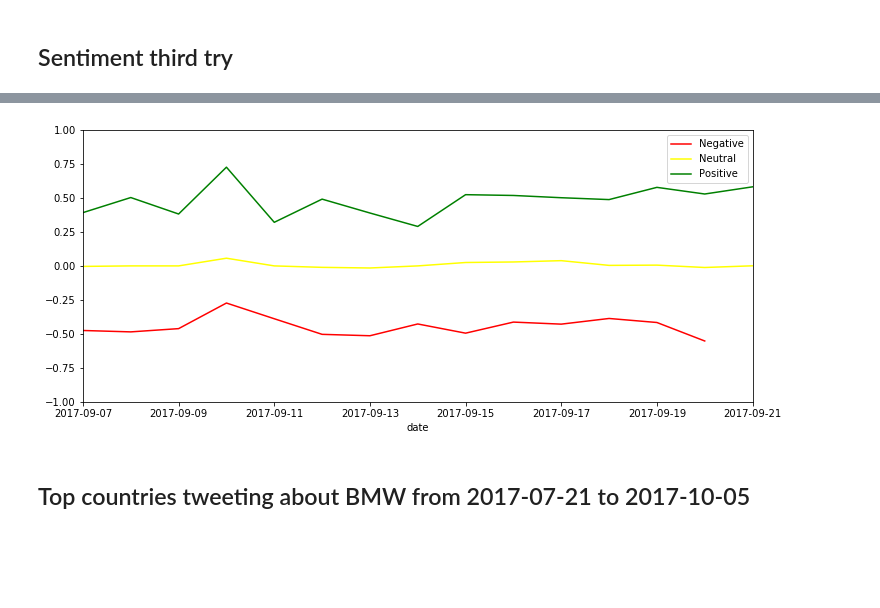
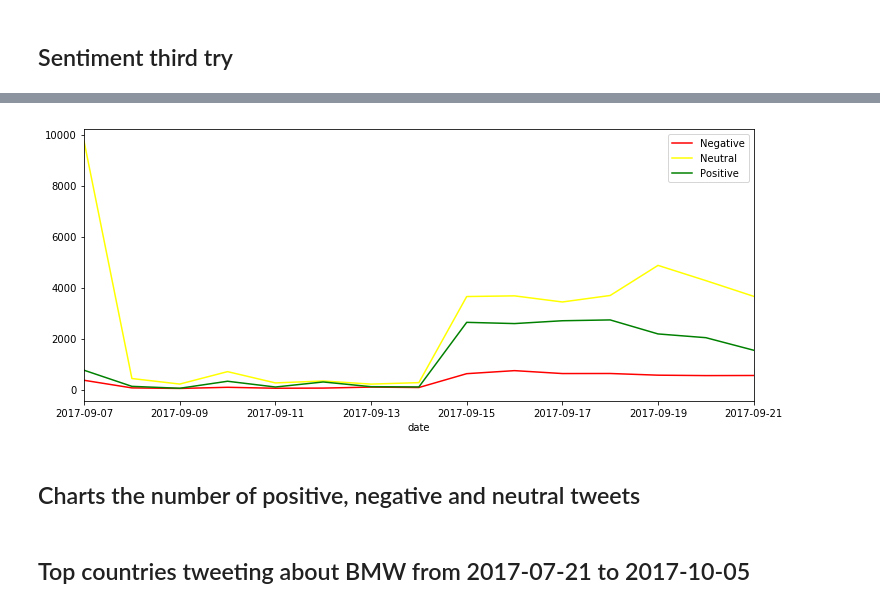
Before and after one commit to Ranga94/dax_project, a Jupyter notebook: twitter_analytics/Aggregation framework.ipynb, the cells around one changed output, grey strips where cells are left out. Cells and saved outputs as stored; diff of their text form; code cells hidden in the pictures; blank space fills up the shorter version.

```diff
--- a/twitter_analytics/Aggregation framework.ipynb
+++ b/twitter_analytics/Aggregation framework.ipynb
@@ -365,29 +365,31 @@ pprint(daily_trend[0])
 # %%
-col = database["twitter_sentiment_trend_daily"]
+col = database["twitter_sentiment_count_daily"]
 # %%
 for doc in daily_trend:
     col.insert_one(doc)
 # %%
 data = list(col.find({"constituent":"BMW"}).sort([("date", 1)]))
 df = pd.DataFrame(data)
 #pprint(df)
 
 fig, ax = plt.subplots()
 fig.set_size_inches(12, 5)
-ax.set_ylim(-1,1)
+#ax.set_ylim(-1,1)
 ax.yaxis.grid(True)
 labels = []
 for key, grp in df.groupby(['line']):
     if key == 'Positive':
         color = 'green'
     elif key == 'Neutral':
         color = 'yellow'
     else:
         color = 'red'
-    ax = grp.plot(ax=ax, kind='line', x='date', y='avg_sentiment', c=color)
+    ax = grp.plot(ax=ax, kind='line', x='date', y='count', c=color)
     labels.append(key)
 lines, _ = ax.get_legend_handles_labels()
 ax.legend(lines, labels, loc='best')
 plt.show()
 # %% [output]
-[figure, old version]
+[figure, new version]
+# %% [markdown]
+## Charts the number of positive, negative and neutral tweets
```
Also changed, not shown: parts of 3 cells of this notebook, 3 other files.
